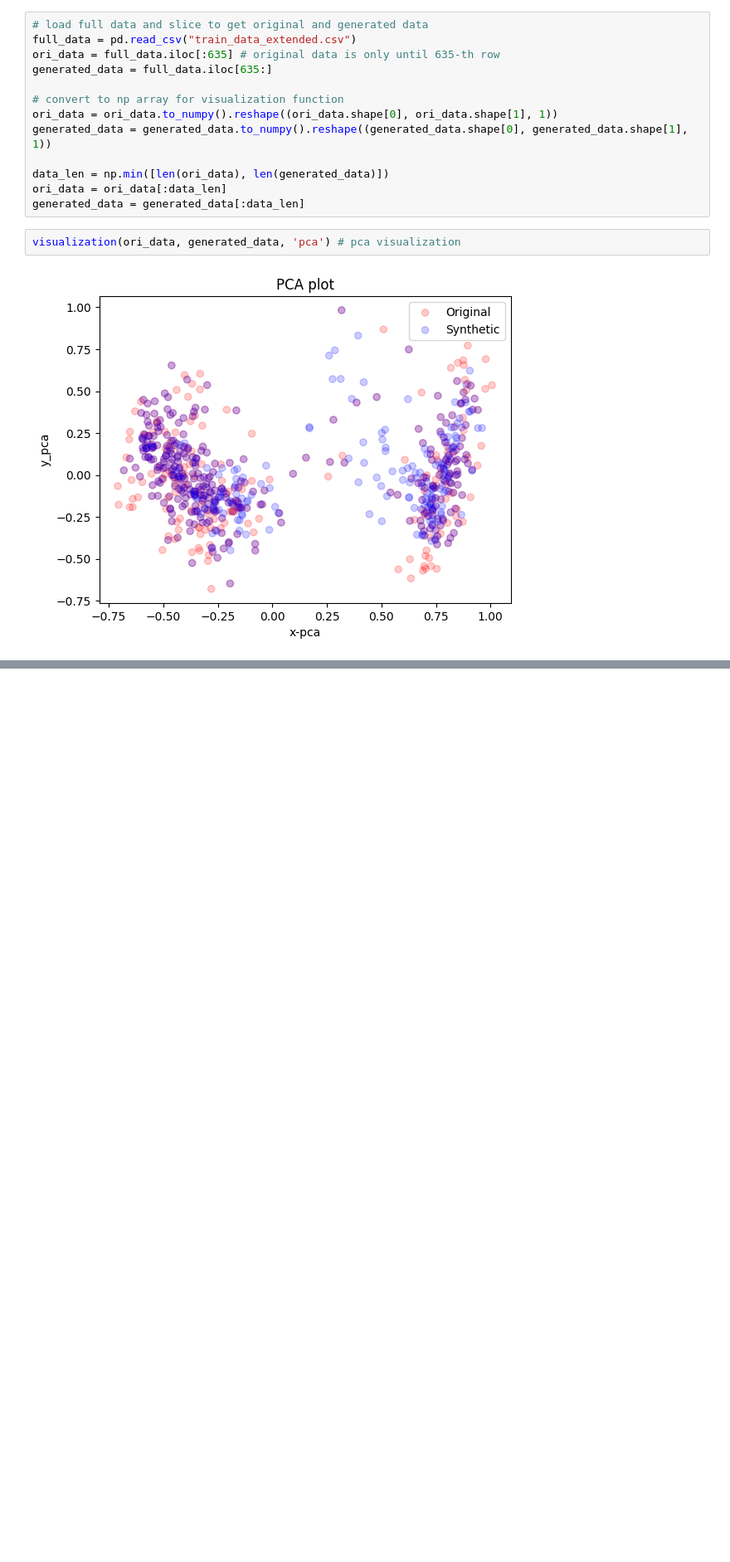
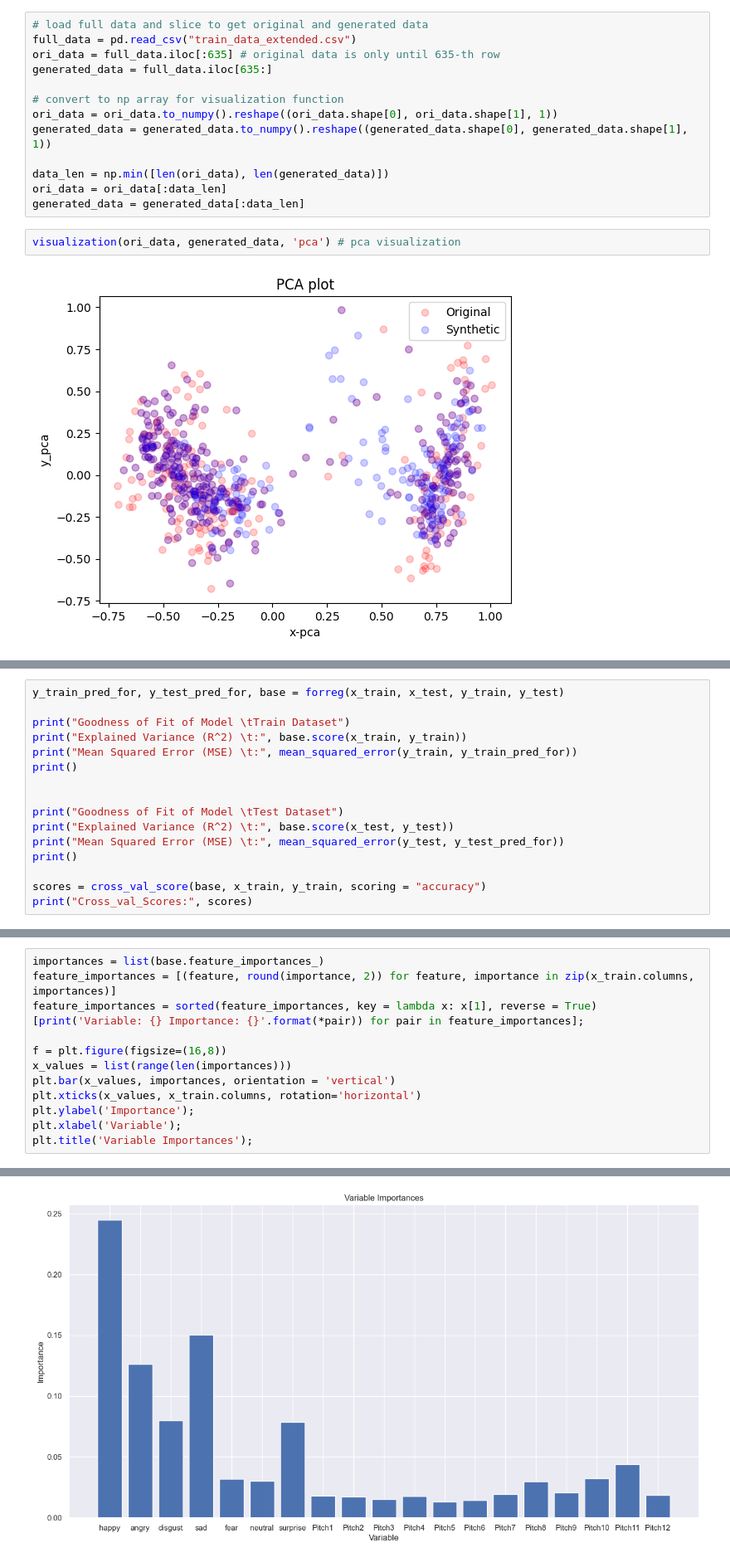
Before and after one commit to xiaoxuanfu/Depressed-Detective, a Jupyter notebook: summary.ipynb, the cells around one changed output, grey strips where cells are left out. Shown at 83% size. Saved outputs shown, nothing was run; the diff lists cells and outputs as text; blank space fills up the shorter version.

```diff
--- a/summary.ipynb
+++ b/summary.ipynb
@@ -46,0 +177,16 @@ discriminative_score
+# %%
+y_train_pred_for, y_test_pred_for, base = forreg(x_train, x_test, y_train, y_test)
+
+print("Goodness of Fit of Model \tTrain Dataset")
+print("Explained Variance (R^2) \t:", base.score(x_train, y_train))
+print("Mean Squared Error (MSE) \t:", mean_squared_error(y_train, y_train_pred_for))
+print()
+
+
+print("Goodness of Fit of Model \tTest Dataset")
+print("Explained Variance (R^2) \t:", base.score(x_test, y_test))
+print("Mean Squared Error (MSE) \t:", mean_squared_error(y_test, y_test_pred_for))
+print()
+
+scores = cross_val_score(base, x_train, y_train, scoring = "accuracy")
+print("Cross_val_Scores:", scores)
@@ -46,0 +203,14 @@ discriminative_score
+# %%
+importances = list(base.feature_importances_)
+feature_importances = [(feature, round(importance, 2)) for feature, importance in zip(x_train.columns, importances)]
+feature_importances = sorted(feature_importances, key = lambda x: x[1], reverse = True)
+[print('Variable: {} Importance: {}'.format(*pair)) for pair in feature_importances];
+
+f = plt.figure(figsize=(16,8))
+x_values = list(range(len(importances)))
+plt.bar(x_values, importances, orientation = 'vertical')
+plt.xticks(x_values, x_train.columns, rotation='horizontal')
+plt.ylabel('Importance');
+plt.xlabel('Variable');
+plt.title('Variable Importances');
+# %% [output]
@@ -46,0 +236 @@ discriminative_score
+[figure, added]
```
Also changed, not shown: parts of 21 cells of this notebook, 3 other files.
